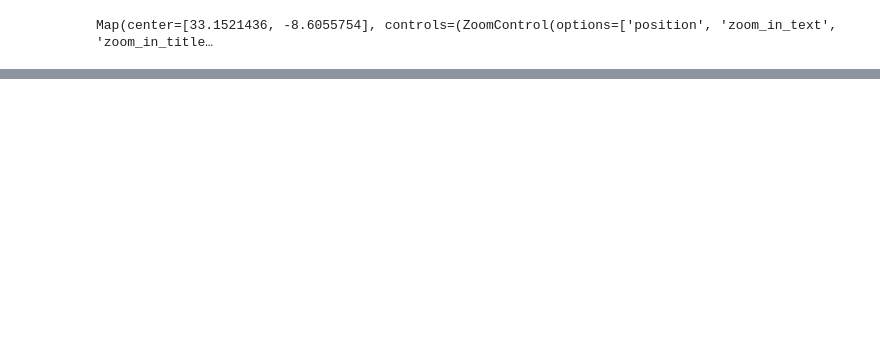
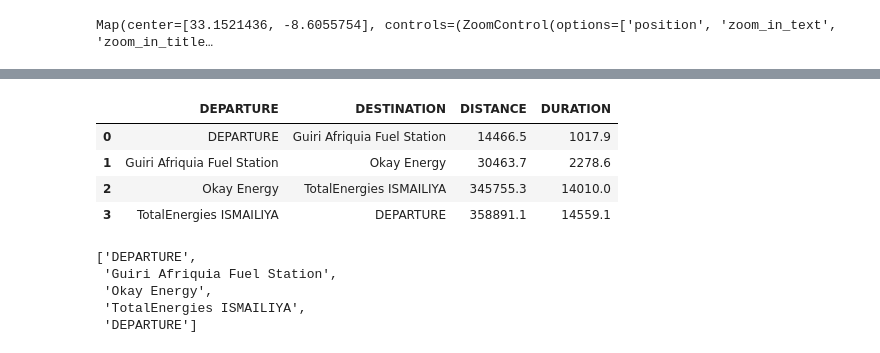
Before and after one commit to MF-BA/PGS_4DS1_Project, a Jupyter notebook: Big Data/0Python Route Optimization for Delivery management(TSP).ipynb, the cells around one changed output, grey strips where cells are left out. Saved outputs shown, nothing was run; the diff lists cells and outputs as text; code cells hidden in the pictures; blank space fills up the shorter version.

```diff
--- a/Big Data/0Python Route Optimization for Delivery management(TSP).ipynb
+++ b/Big Data/0Python Route Optimization for Delivery management(TSP).ipynb
@@ -361,0 +403,41 @@ Map(center=[33.1521436, -8.6055754], controls=(ZoomControl(options=['position',
+# %%
+import pandas as pd
+
+# Initialize lists to store distance and duration
+distances = []
+durations = []
+
+# Iterate over the best_path list
+for i in range(len(best_path)-1):
+    x = best_path[i]
+    y = best_path[i+1]
+    # Filter the result DataFrame for the specific departure and destination
+    segment = result[(result['DEPARTURE'] == x) & (result['DESTINATION'] == y)]
+    # Extract distance and duration from the segment and append to respective lists
+    distances.append(segment['DISTANCE'].values[0])
+    durations.append(segment['DURATION'].values[0])
+
+# Create DataFrame from the extracted data
+segment_df = pd.DataFrame({
+    'DEPARTURE': best_path[:-1],
+    'DESTINATION': best_path[1:],
+    'DISTANCE': distances,
+    'DURATION': durations
+})
+
+# Print the DataFrame
+(segment_df)
+# %% [output]
+|  | DEPARTURE | DESTINATION | DISTANCE | DURATION |
+| 0 | DEPARTURE | Guiri Afriquia Fuel Station | 14466.5 | 1017.9 |
+| 1 | Guiri Afriquia Fuel Station | Okay Energy | 30463.7 | 2278.6 |
+| 2 | Okay Energy | TotalEnergies ISMAILIYA | 345755.3 | 14010.0 |
+| 3 | TotalEnergies ISMAILIYA | DEPARTURE | 358891.1 | 14559.1 |
+# %%
+best_path
+# %% [output]
+['DEPARTURE',
+ 'Guiri Afriquia Fuel Station',
+ 'Okay Energy',
+ 'TotalEnergies ISMAILIYA',
+ 'DEPARTURE']
```
Also changed, not shown: parts of 9 cells of this notebook, 7 other files.
